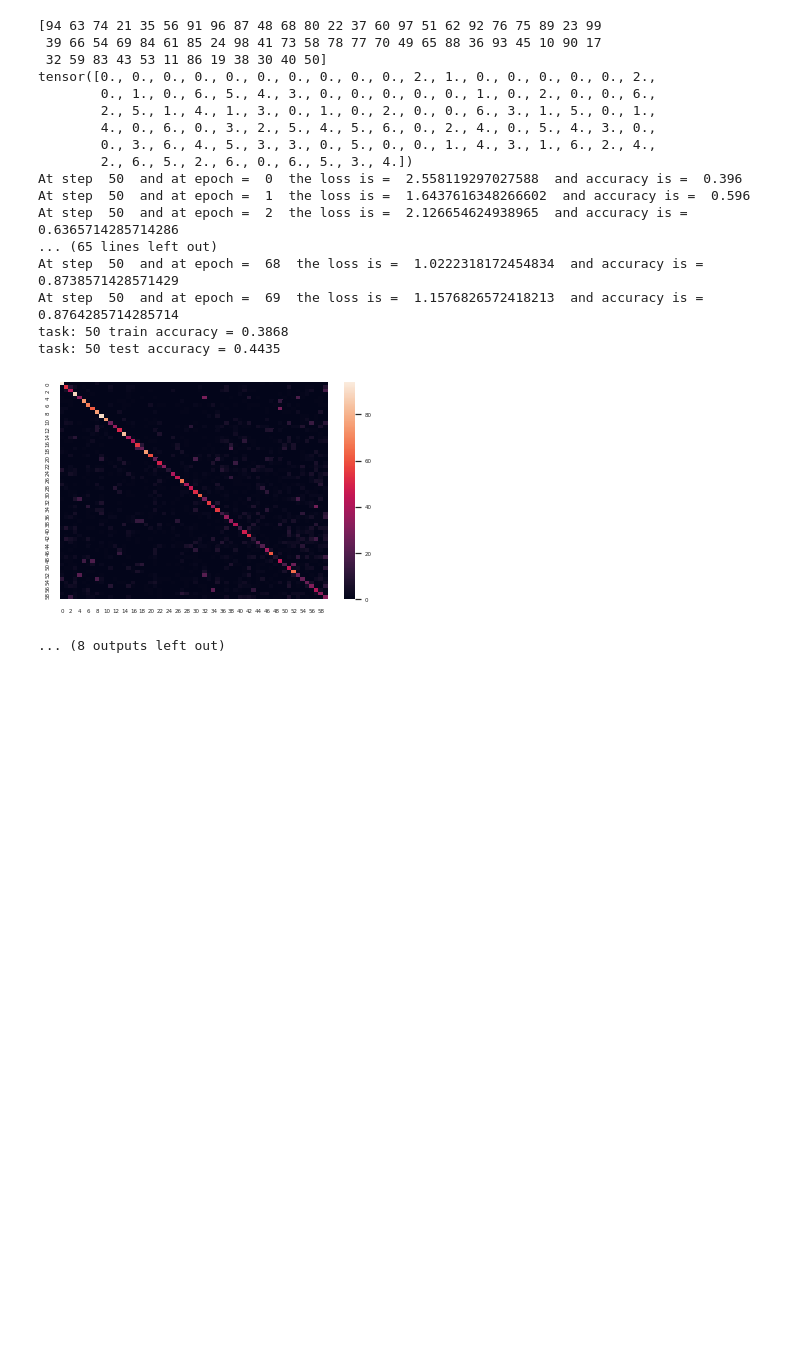
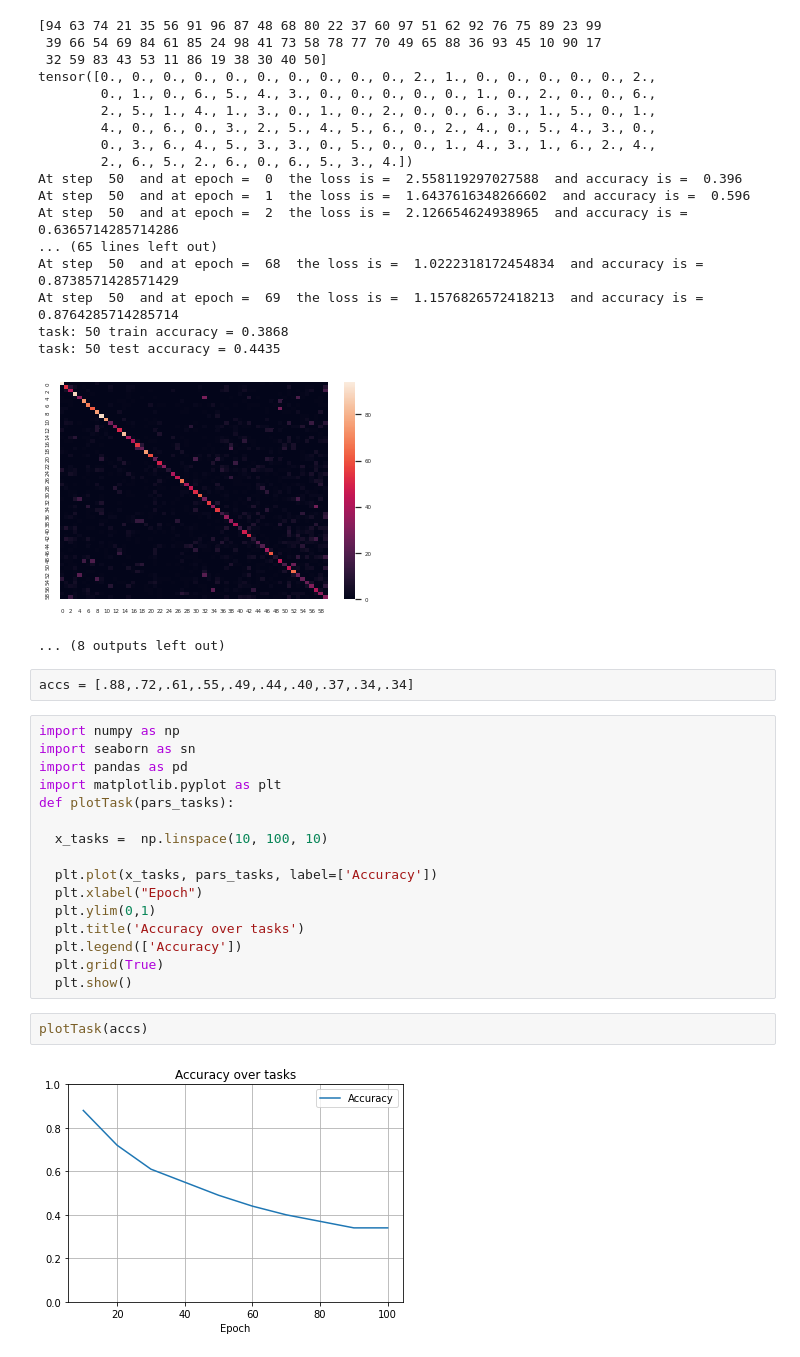
Before and after one commit to luciainnocenti/Incremental-learning, a Jupyter notebook: ICaRLMain.ipynb, the cells around one changed output. Drawn from its saved outputs; the diff is of its cells as text; blank space fills up the shorter version.

```diff
--- a/ICaRLMain.ipynb
+++ b/ICaRLMain.ipynb
@@ -248,3 +248,25 @@ task: 50 train accuracy = 0.3868
 task: 50 test accuracy = 0.4435
 [figure]
 ... (8 outputs left out)
+# %%
+accs = [.88,.72,.61,.55,.49,.44,.40,.37,.34,.34]
+# %%
+import numpy as np
+import seaborn as sn
+import pandas as pd
+import matplotlib.pyplot as plt
+def plotTask(pars_tasks):
+
+  x_tasks =  np.linspace(10, 100, 10)
+
+  plt.plot(x_tasks, pars_tasks, label=['Accuracy'])
+  plt.xlabel("Epoch")
+  plt.ylim(0,1)
+  plt.title('Accuracy over tasks')
+  plt.legend(['Accuracy'])
+  plt.grid(True)
+  plt.show()
+# %%
+plotTask(accs)
+# %% [output]
+[figure, added]
```
